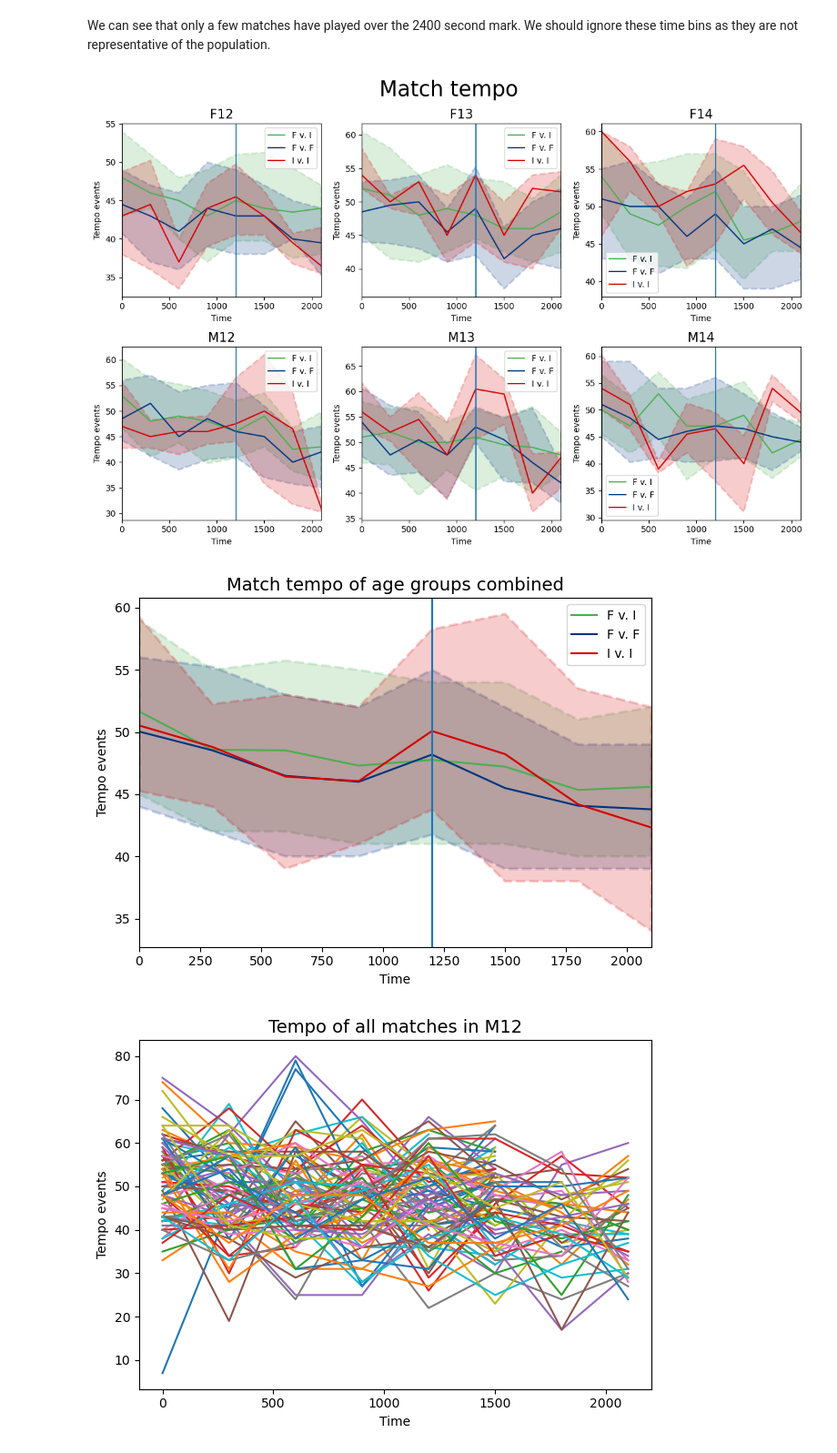
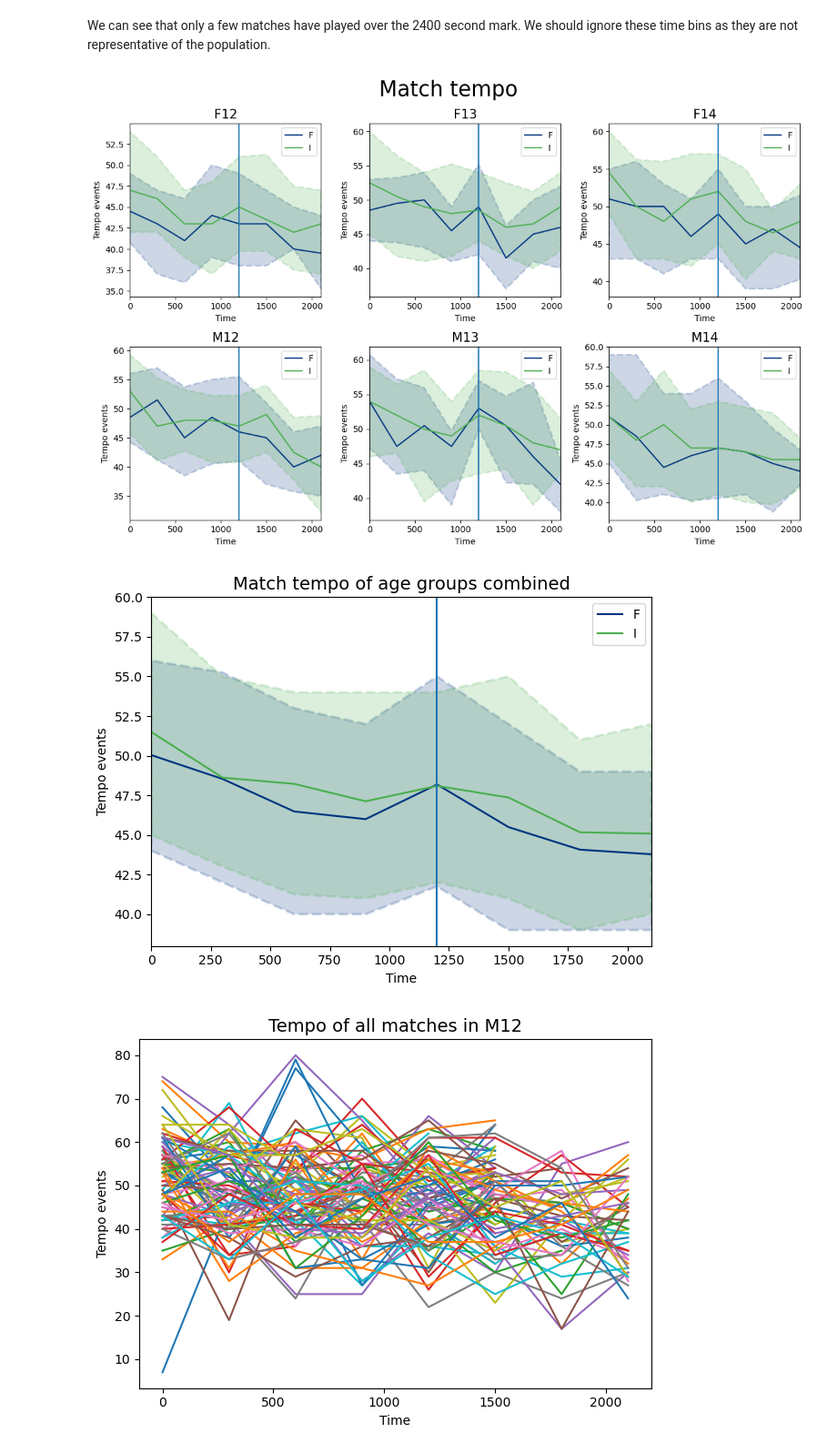
Before and after one commit to konstanyman/thesis_analysis, a Jupyter notebook: processing/tempo.ipynb, the cells around one changed output. Shown at 91% size. Saved outputs shown, nothing was run; the diff lists cells and outputs as text; code cells hidden in the pictures.

Commit message:
Statistical tests for tempo done

```diff
--- a/processing/tempo.ipynb
+++ b/processing/tempo.ipynb
@@ -137,15 +145,12 @@ df_grouped = tempo_df.groupby('age')
 
 for i, (group_name, df_group) in enumerate(df_grouped):
 
-    # Group by int_level within each age group
-    int_levels = df_group['int_level'].unique()  # Get unique intensity levels
-
-    for level in int_levels: # [1, 0, 2]
+    for level in [0, 1]:
         subset = df_group[df_group['int_level'] == level]
         avg = subset.groupby('time_bin')['tempo'].median()
         l_q = subset.groupby('time_bin')['tempo'].quantile(q=0.25)
         h_q = subset.groupby('time_bin')['tempo'].quantile(q=0.75)
-        axes[i].plot(avg, color=colors[level], label=f'{['F v. F', 'F v. I', 'I v. I'][level]}')
+        axes[i].plot(avg, color=colors[level], label=f'{['F', 'I'][level]}')
         axes[i].fill_between(avg.index, l_q, h_q, color=colors[level], alpha=.2, linestyle='--', linewidth=2, interpolate=True)
 
     axes[i].set_xlim([avg.index[0], avg.index[-1]])
@@ -158,33 +163,30 @@ for i, (group_name, df_group) in enumerate(df_grouped):
 fig.suptitle('Match tempo', fontsize=25)
 plt.tight_layout()
 # %% [output]
-[figure, old version]
+[figure, new version]
 # %%
 # plot tempo
 
 colors = ['#003580', '#4caf50', '#d50000']
 
-# Group by int_level within each age group
-int_levels = tempo_df['int_level'].unique()  # Get unique intensity levels
-
-for level in int_levels: # [1, 0, 2]
+for level in [0, 1]:
     subset = tempo_df[tempo_df['int_level'] == level]
     l_q = subset.groupby('time_bin')['tempo'].quantile(q=0.25)
     h_q = subset.groupby('time_bin')['tempo'].quantile(q=0.75)
     avg = subset.groupby('time_bin')['tempo'].mean()
-    plt.plot(avg, color=colors[level], label=f'{['F v. F', 'F v. I', 'I v. I'][level]}')
+    plt.plot(avg, color=colors[level], label=f'{['F', 'I'][level]}')
     plt.fill_between(avg.index, l_q, h_q, color=colors[level], alpha=.2, linestyle='--', linewidth=2, interpolate=True)
 
 plt.xlim([avg.index[0], avg.index[-1]])
 plt.title('Match tempo of age groups combined', fontsize=14)
 plt.axvline(1200)
 plt.legend()  # Add legend to differentiate int_level categories
 plt.xlabel('Time')
 plt.ylabel('Tempo events')
 
 plt.tight_layout()
 # %% [output]
-[figure, old version]
+[figure, new version]
 # %%
 subset = tempo_df[tempo_df['age'] == 'M12']
 match_grouped = subset.groupby('match_id')
```
Also changed, not shown: parts of 24 cells of this notebook, 2 other files.
